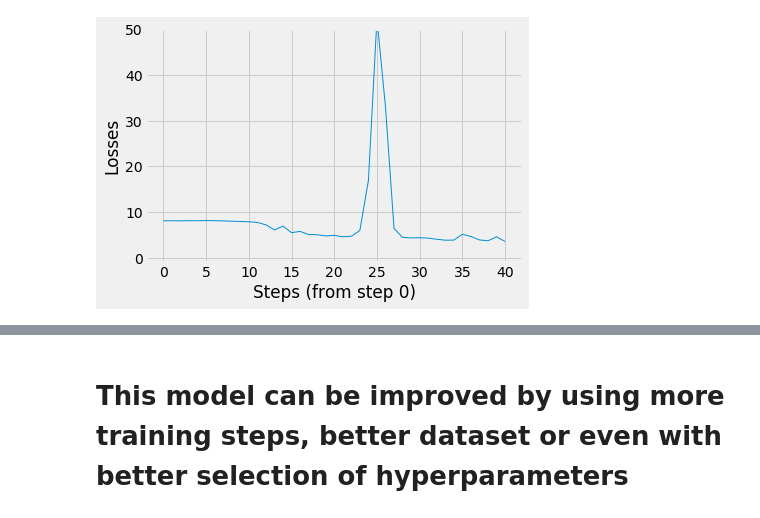
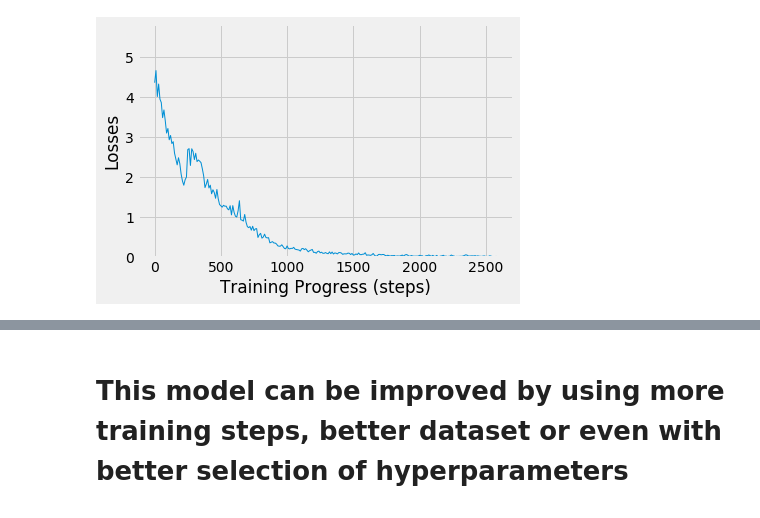
Before and after one commit to shivanikohlii/SanTran, a Jupyter notebook: neural_machine_translation.ipynb, the cells around one changed output, grey strips where cells are left out. Cells and saved outputs as stored; diff of their text form; code cells hidden in the pictures.

```diff
--- a/neural_machine_translation.ipynb
+++ b/neural_machine_translation.ipynb
@@ -165,8 +167,8 @@ del Y
 # %%
 # build a model
 
-input_seq_len = 10
-output_seq_len = 12
+input_seq_len = sentence_size
+output_seq_len = input_seq_len + 2
 en_vocab_size = len(en_vocab) + 2 # + <pad>, <ukn>
 de_vocab_size = len(de_vocab) + 4 # + <pad>, <ukn>, <eos>, <go>
 
@@ -268,2 +275,7 @@ outputs_proj = [tf.matmul(outputs[i], output_projection[0]) + output_projection[
+# %%
+learning_rate_placeholder = tf.placeholder(tf.float32, shape=[])
+default_learning_rate = 0.01
+learning_rate = default_learning_rate
+optimizer = tf.train.RMSPropOptimizer(learning_rate=learning_rate_placeholder).minimize(loss)
 # %%
 # ops and hyperparameters
@@ -292,17 +306,14 @@ losses = []
 # let's train the model
 
 # save a checkpoint so we can restore the model later
-all_saveable_inputs = tf.trainable_variables()
-if optimizer in all_saveable_inputs:
-    print('Removing the optimizer from the save list')
-    all_saveable_inputs.remove(optimizer)
-saver = tf.train.Saver(var_list=all_saveable_inputs)
-checkpointsPath = './checkpoints430/'
+#tf.trainable_variables())
+checkpointsPath = './checkpoints501fix/'
 restore = False
 starting_step = 0
 
 print('------------------TRAINING------------------')
 with tf.Session() as sess:
+    sess.run(init)
     if (restore):
         print('Restoring')
         with open(checkpointsPath + 'checkpoint') as f:
@@ -311,22 +322,29 @@ with tf.Session() as sess:
         print('Running from step {}'.format(starting_step))
     else:
         print('Running from scratch: generating random model parameters.')
-        sess.run(init)
+        learning_rate = default_learning_rate
 
     print("Starting")
     t = time.time()
     for step in range(starting_step, starting_step + steps):
         feed = feed_dict(X_train, Y_train)
+        feed[learning_rate_placeholder] = learning_rate
 
-        backward_step(sess, feed)
+        backward_step(sess, optimizer, feed)
 
-        if step % 5 == 4 or step == 0:
-        #if True:
+        if step % 10 == 9 or step == 0:
             loss_value = sess.run(loss, feed_dict = feed)
-            print('step: {}, loss: {}'.format(step, loss_value))
+            print('step: {}, loss: {} learning_rate: {}'.format(step, loss_value, learning_rate))
             losses.append(loss_value)
 
-        if step % 20 == 19:
+            # training op
+            new_learning_rate = learning_rate_thresholds[sorted(filter(lambda x: x > loss_value, list(learning_rate_thresholds.keys())))[0]]
+            if new_learning_rate is not learning_rate:
+                print('New learning rate')
+                learning_rate = new_learning_rate
+
+
+        if step % 100 == 99:
             saver.save(sess, checkpointsPath, global_step=step)
             print('Checkpoint is saved')
 
@@ -352,15 +371,17 @@ Training time for 200 steps: 98.47769498825073s
 # %%
 # plot losses
+view = losses[805:]
 
 with plt.style.context('fivethirtyeight'):
-    plt.plot(losses, linewidth = 1)
-    plt.xlabel('Steps (from step {})'.format(starting_step))
+    stepinterval = 10
+    plt.plot(list(range(0, len(view) * stepinterval, stepinterval)), view, linewidth = 1)
+    plt.xlabel('Training Progress (steps)'.format(starting_step))
     plt.ylabel('Losses')
-    plt.ylim((-1, 50))
+    plt.ylim((-0.01, max(view) + (0.25 * max(view))))
 
 plt.show()
 # %% [output]
-[figure, old version]
+[figure, new version]
 # %%
 # let's test the model
 
```
Also changed, not shown: parts of 16 cells of this notebook, 4 other files.
